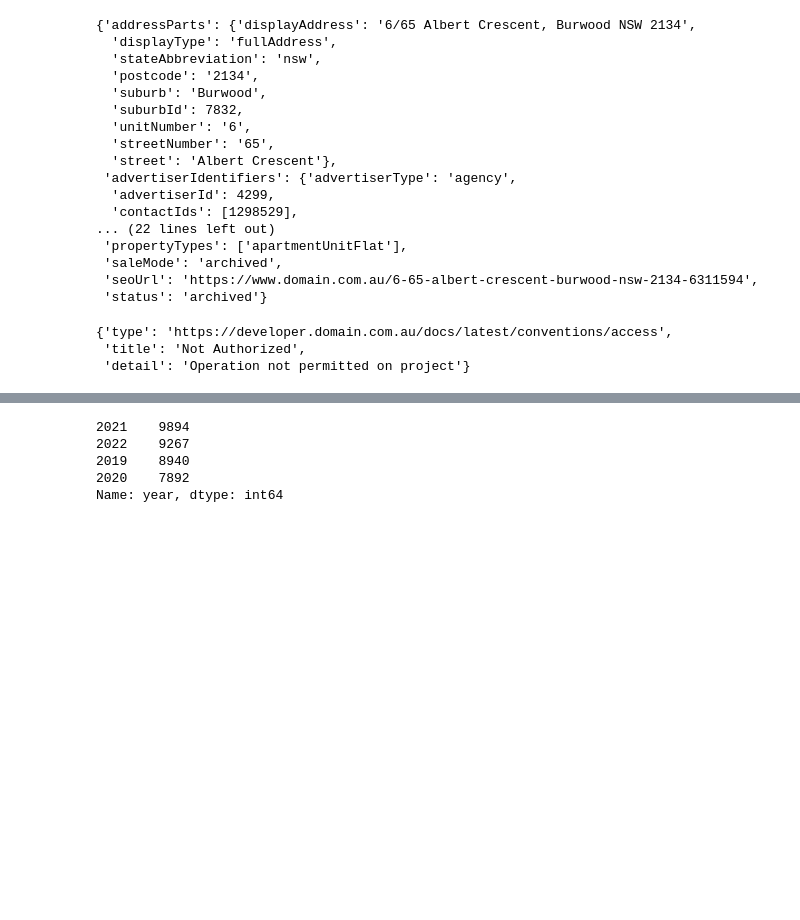
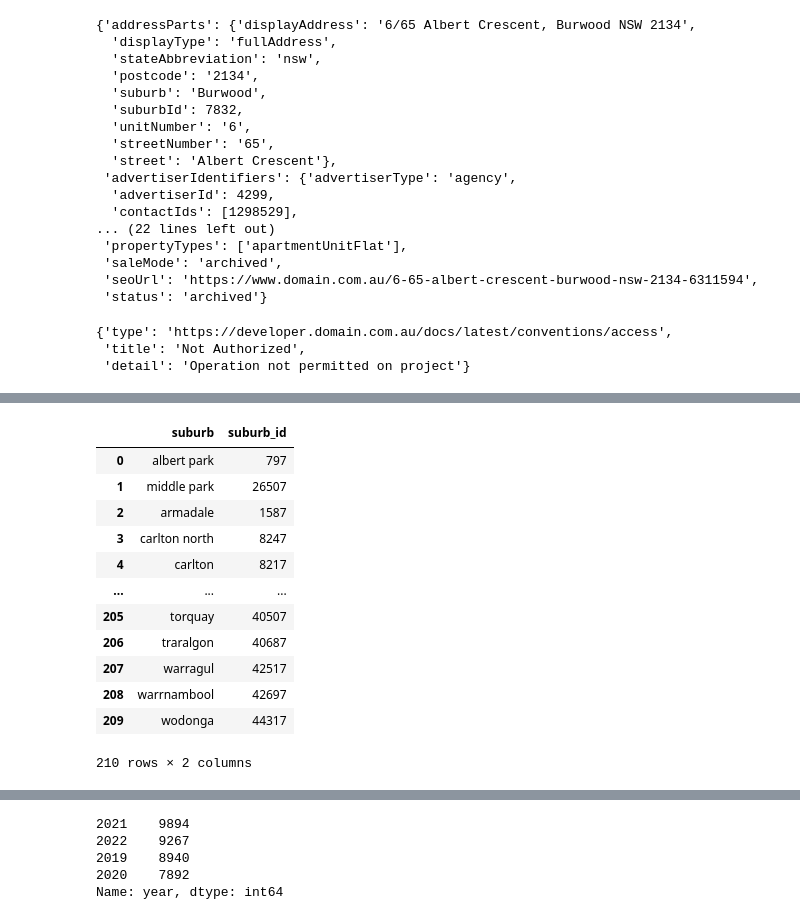
Before and after one commit to MAST30034-Applied-Data-Science/generic-real-estate-consulting-project-group-12, a Jupyter notebook: notebooks/get_historical_data.ipynb, the cells around one changed output, grey strips where cells are left out. Drawn from its saved outputs; the diff is of its cells as text; code cells hidden in the pictures; blank space fills up the shorter version.

```diff
--- a/notebooks/get_historical_data.ipynb
+++ b/notebooks/get_historical_data.ipynb
@@ -45,0 +106,18 @@ surburb = surburb.drop_duplicates().reset_index().drop('index',axis = 1).rename(
+# %%
+df2 = pd.read_csv("../data/suburb_id.csv")
+df2['suburb'] = df2['suburb'].apply(lambda x:x.lower())
+df2
+# %% [output]
+|  | suburb | suburb_id |
+| 0 | albert park | 797 |
+| 1 | middle park | 26507 |
+| 2 | armadale | 1587 |
+| 3 | carlton north | 8247 |
+| 4 | carlton | 8217 |
+| ... | ... | ... |
+| 205 | torquay | 40507 |
+| 206 | traralgon | 40687 |
+| 207 | warragul | 42517 |
+| 208 | warrnambool | 42697 |
+| 209 | wodonga | 44317 |
+210 rows × 2 columns
```
Also changed, not shown: parts of 11 cells of this notebook.
